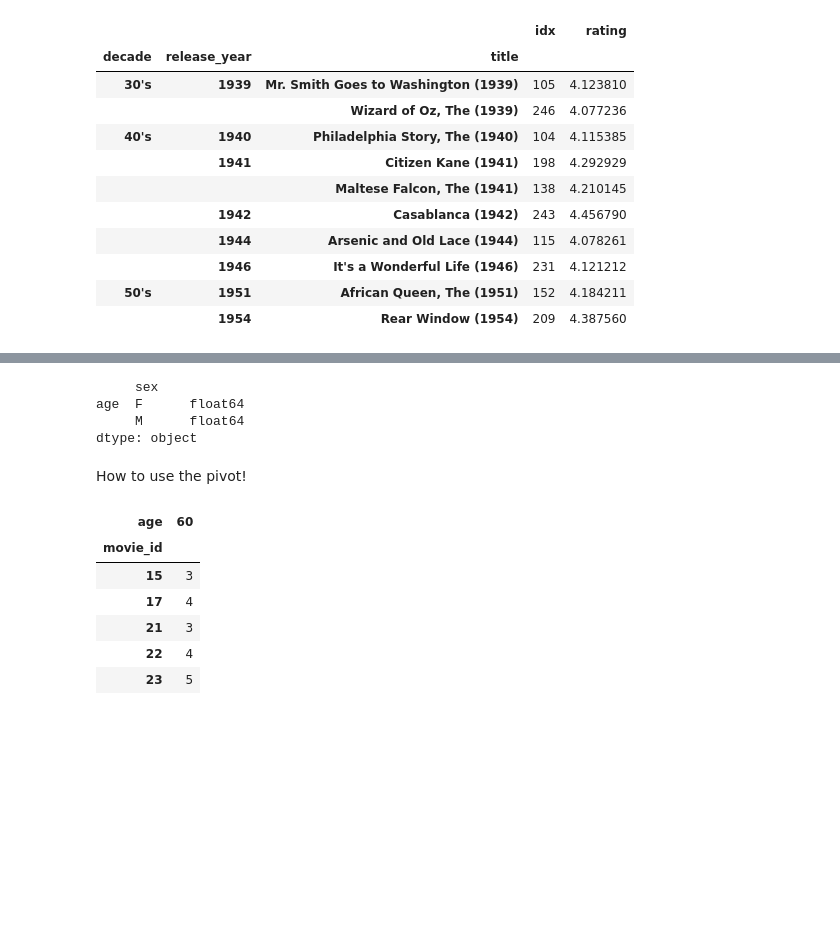
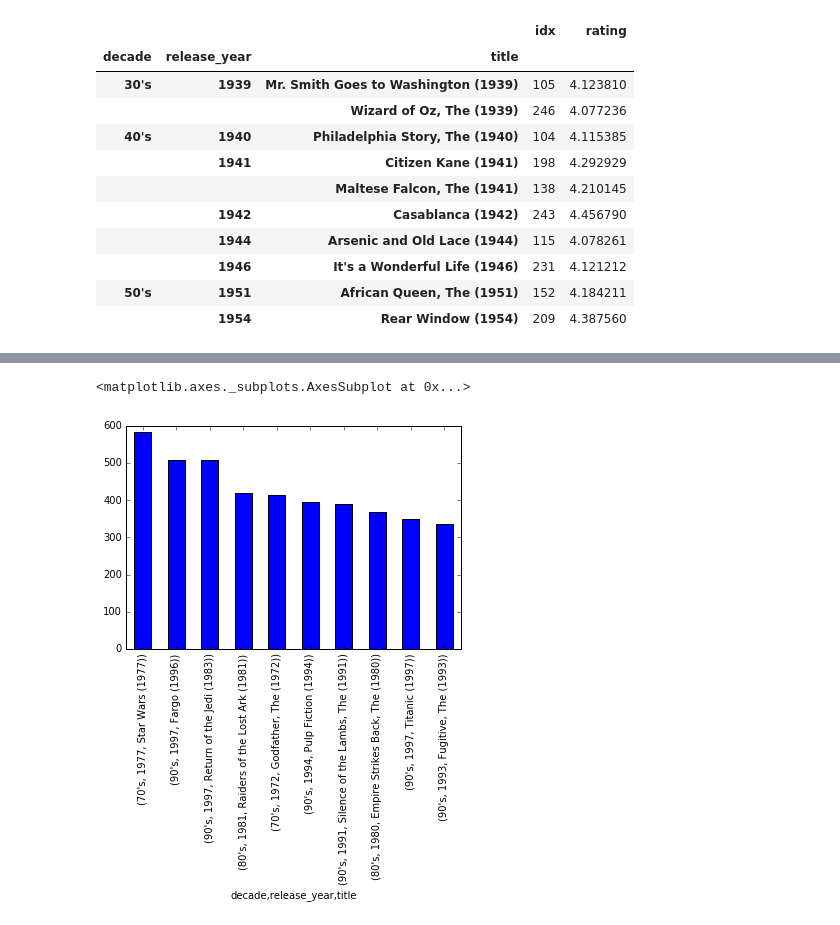
Before and after one commit to spapas/spapas.github.io, a Jupyter notebook: content/pandas-pivot-table-primer.ipynb, the cells around one changed output, grey strips where cells are left out. Cells and saved outputs as stored; diff of their text form; code cells hidden in the pictures; blank space fills up the shorter version.

```diff
--- a/content/pandas-pivot-table-primer.ipynb
+++ b/content/pandas-pivot-table-primer.ipynb
@@ -1324,19 +1284,6 @@ dtype: object
-# %%
-droplens[droplens['release_year'] > '1995'].pivot_table(index=['rating'], values=['age'], columns=['sex'] ).dtypes
-# %% [output]
-     sex
-age  F      float64
-     M      float64
-dtype: object
-# %% [markdown]
-How to use the pivot!
-# %%
-droplens[droplens['release_year'] > '1995'].head().pivot(index='movie_id', columns='age', values='rating')
-# %% [output]
-| age | 60 |
-| movie_id |  |
-| 15 | 3 |
-| 17 | 4 |
-| 21 | 3 |
-| 22 | 4 |
-| 23 | 5 |
+# %%
+# Which are the most popular movies (number of votes) ?
+best_movies.sort_values(by='idx', ascending=False)['idx'][:10].plot(kind='bar')
+# %% [output]
+<matplotlib.axes._subplots.AxesSubplot at 0x...>
+[figure, added]
```
Also changed, not shown: parts of 12 cells of this notebook, 1 other file.
